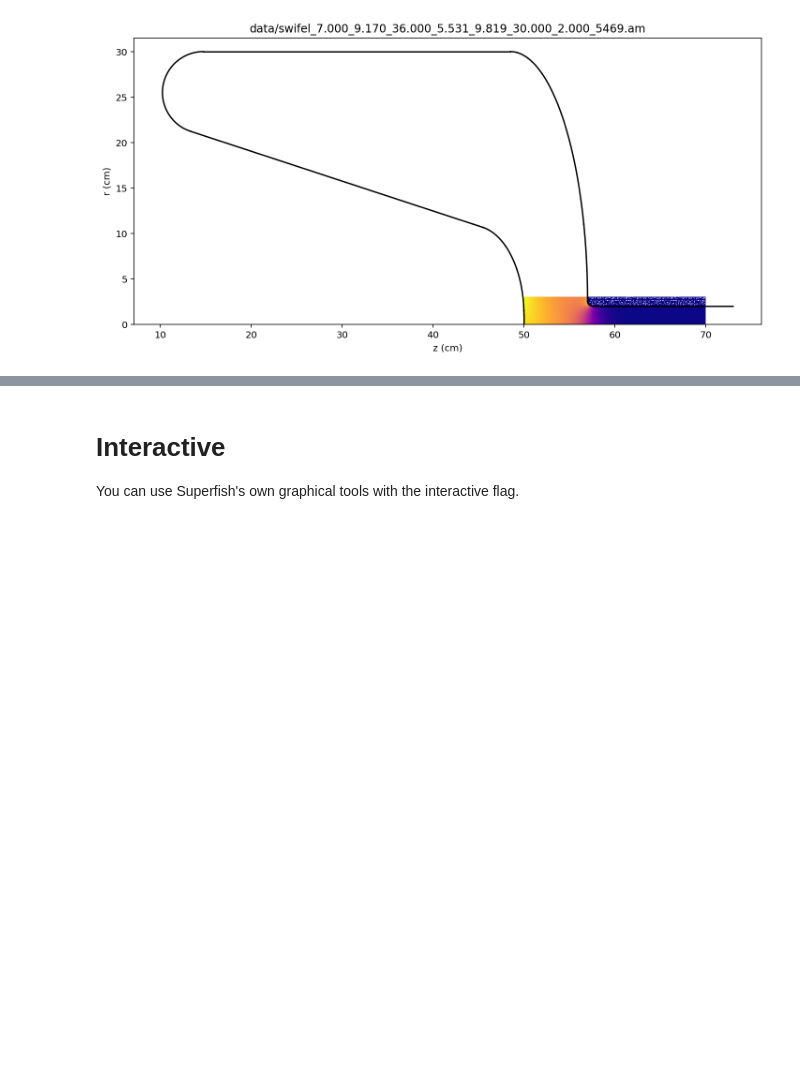
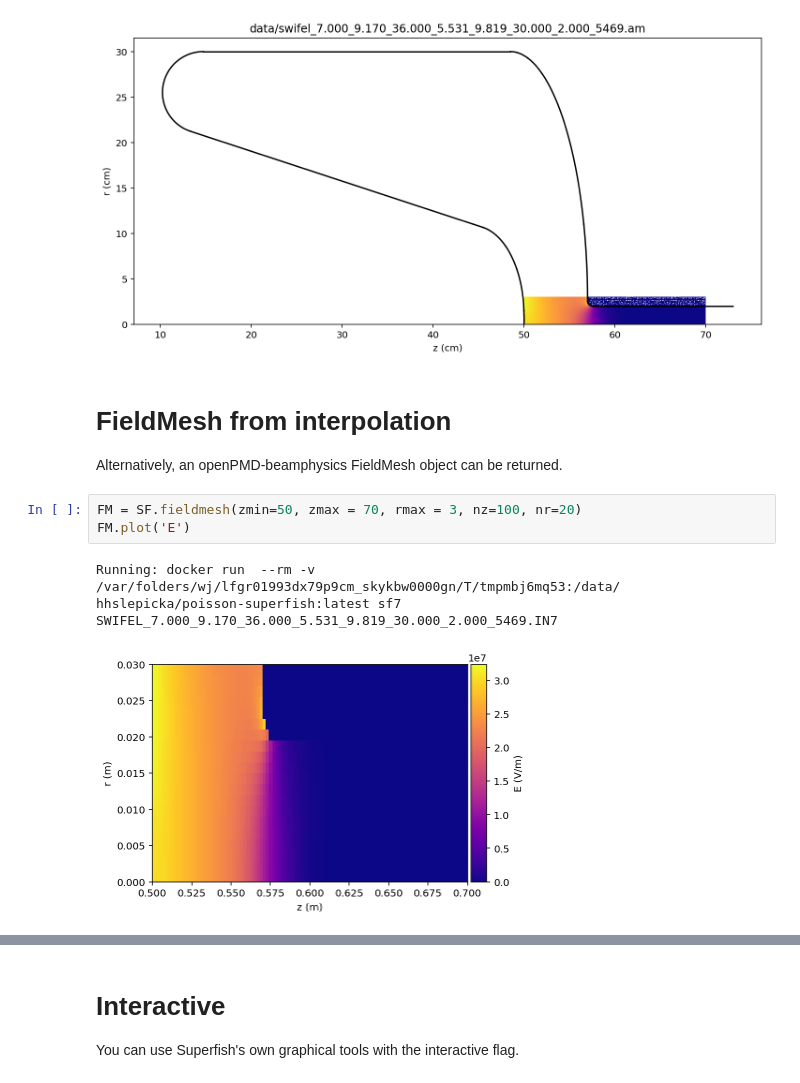
Before and after one commit to ChristopherMayes/PySuperfish, a Jupyter notebook: examples/superfish_basic_example.ipynb, the cells around one changed output, grey strips where cells are left out. Drawn from its saved outputs; the diff is of its cells as text; blank space fills up the shorter version.

```diff
--- a/examples/superfish_basic_example.ipynb
+++ b/examples/superfish_basic_example.ipynb
@@ -168,3 +168,13 @@ plot.add_t7data_to_axes(t7data, ax, field='E')
 plot.plot_wall(SF.output['sfo']['wall_segments'], ax=ax)
 # %% [output]
 [figure]
+# %% [markdown]
+# FieldMesh from interpolation
+
+Alternatively, an openPMD-beamphysics FieldMesh object can be returned.
+# %%
+FM = SF.fieldmesh(zmin=50, zmax = 70, rmax = 3, nz=100, nr=20)
+FM.plot('E')
+# %% [output]
+Running: docker run  --rm -v /var/folders/wj/lfgr01993dx79p9cm_skykbw0000gn/T/tmpmbj6mq53:/data/ hhslepicka/poisson-superfish:latest sf7 SWIFEL_7.000_9.170_36.000_5.531_9.819_30.000_2.000_5469.IN7
+[figure, added]
```
Also changed, not shown: parts of 7 cells of this notebook, 7 other files.
